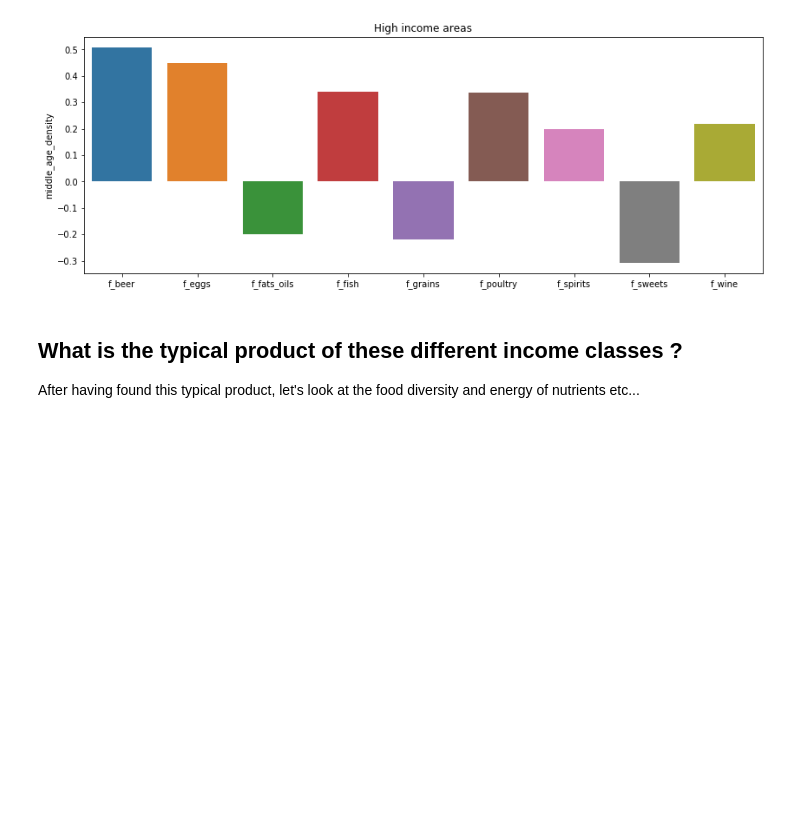
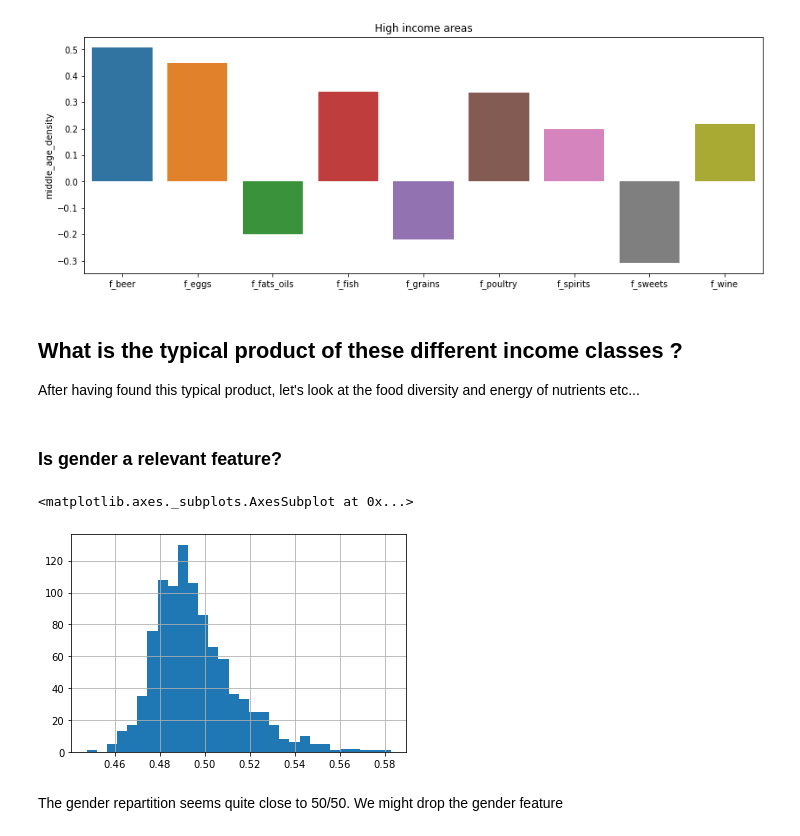
Before and after one commit to epfl-ada/ada-2020-project-milestone-p3-p3_share_loc, a Jupyter notebook: eda.ipynb, the cells around one changed output. Saved outputs shown, nothing was run; the diff lists cells and outputs as text; code cells hidden in the pictures; blank space fills up the shorter version.

Commit message:
Added comments and checked gender repartition

```diff
--- a/eda.ipynb
+++ b/eda.ipynb
@@ -325,3 +331,13 @@ Text(0.5, 1.0, 'High income areas')
 ## What is the typical product of these different income classes ?
 
 After having found this typical product, let's look at the food diversity and energy of nutrients etc...
+# %% [markdown]
+### Is gender a relevant feature?
+# %%
+male_rate = df.male / df.population
+male_rate.hist(bins=30)
+# %% [output]
+<matplotlib.axes._subplots.AxesSubplot at 0x...>
+[figure, added]
+# %% [markdown]
+The gender repartition seems quite close to 50/50. We might drop the gender feature
```
Also changed, not shown: parts of 15 cells of this notebook.
